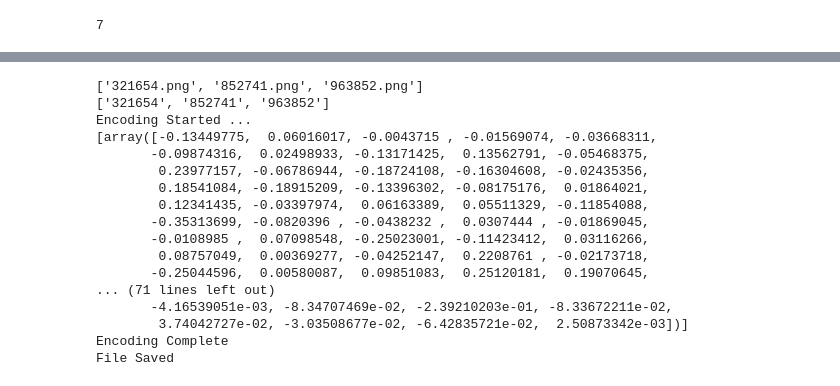
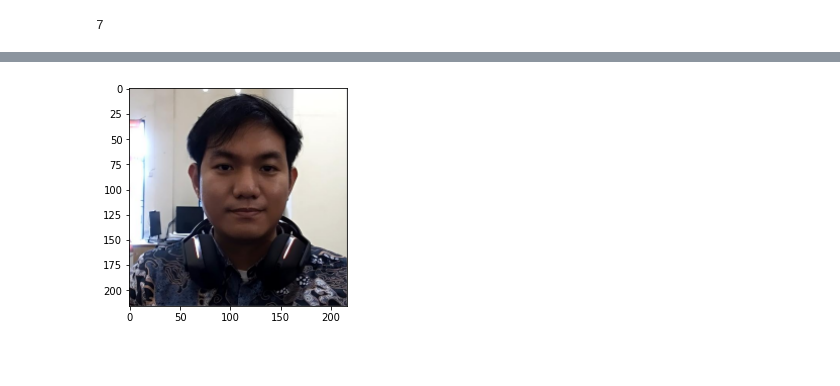
Before and after one commit to bills1912/face-recognition-pst5.0, a Jupyter notebook: run.ipynb, the cells around one changed output, grey strips where cells are left out. Cells and saved outputs as stored; diff of their text form; code cells hidden in the pictures; blank space fills up the shorter version.

```diff
--- a/run.ipynb
+++ b/run.ipynb
@@ -12,6 +15,7 @@ from pymongo import MongoClient
 client = MongoClient('mongodb+srv://ricardozalukhu1925:kuran1925@cluster0.lhmox.mongodb.net/')
 frecog_mongo = client["face_recognition_mongo"]
 frecog_mongo_collect = frecog_mongo["frecog_data"]
+frecog_mongo_coll_img = frecog_mongo["image_recog_data"]
 # %%
 data = [
      {
@@ -209,21 +197,21 @@ Error:
 # Importing student images
 folderPath = 'Files/Images'
 pathList = os.listdir(folderPath)
-print(pathList)
+# print(pathList)
 imgList = []
 studentIds = []
+
 for path in pathList:
     imgList.append(cv2.imread(os.path.join(folderPath, path)))
     studentIds.append(os.path.splitext(path)[0])
 
-    # fileName = f'{folderPath}/{path}'
-    # bucket = storage.bucket()
-    # blob = bucket.blob(fileName)
-    # blob.upload_from_filename(fileName)
+    img_bytes = BytesIO()
+    fileName = f'{folderPath}/{path}'
+    img_file = Image.open(fileName)
+    img_file.save(img_bytes, format='PNG')
+    img_mongo_data = {"id":path.split(".")[0], "img_data":img_bytes.getvalue()}
+    frecog_mongo_coll_img.insert_one(img_mongo_data)
 
-
-    # print(path)
-    # print(os.path.splitext(path)[0])
 print(studentIds)
 
 
@@ -247,21 +235,10 @@ file = open("EncodeFile.p", 'wb')
 pickle.dump(encodeListKnownWithIds, file)
 file.close()
 print("File Saved")
-# %% [output]
-['321654.png', '852741.png', '963852.png']
-['321654', '852741', '963852']
-Encoding Started ...
-[array([-0.13449775,  0.06016017, -0.0043715 , -0.01569074, -0.03668311,
-       -0.09874316,  0.02498933, -0.13171425,  0.13562791, -0.05468375,
-        0.23977157, -0.06786944, -0.18724108, -0.16304608, -0.02435356,
-        0.18541084, -0.18915209, -0.13396302, -0.08175176,  0.01864021,
-        0.12341435, -0.03397974,  0.06163389,  0.05511329, -0.11854088,
-       -0.35313699, -0.0820396 , -0.0438232 ,  0.0307444 , -0.01869045,
-       -0.0108985 ,  0.07098548, -0.25023001, -0.11423412,  0.03116266,
-        0.08757049,  0.00369277, -0.04252147,  0.2208761 , -0.02173718,
-       -0.25044596,  0.00580087,  0.09851083,  0.25120181,  0.19070645,
-... (71 lines left out)
-       -4.16539051e-03, -8.34707469e-02, -2.39210203e-01, -8.33672211e-02,
-        3.74042727e-02, -3.03508677e-02, -6.42835721e-02,  2.50873342e-03])]
-Encoding Complete
-File Saved
+# %%
+import matplotlib.pyplot as plt
+pil_img = Image.open(BytesIO(frecog_mongo_coll_img.find_one()['img_data']))
+plt.imshow(pil_img)
+plt.show()
+# %% [output]
+[figure, added]
```
Also changed, not shown: parts of 3 cells of this notebook, 2 other files.
